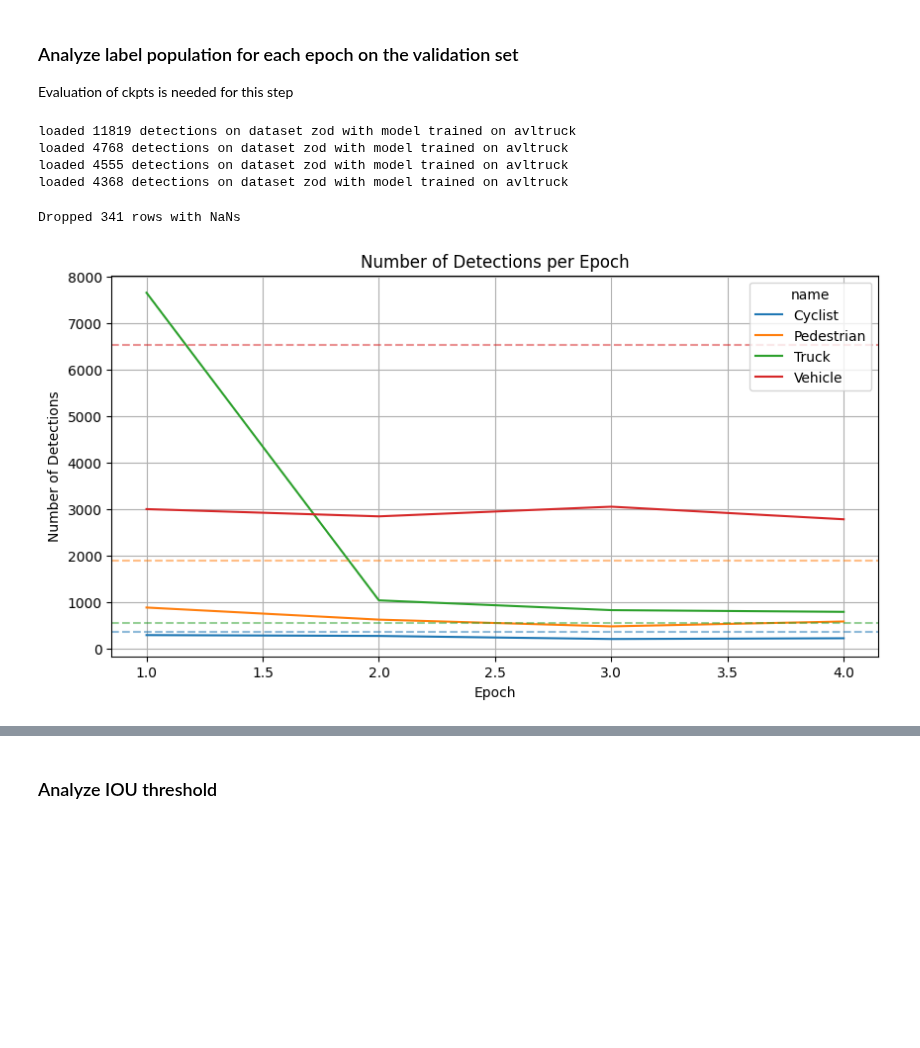
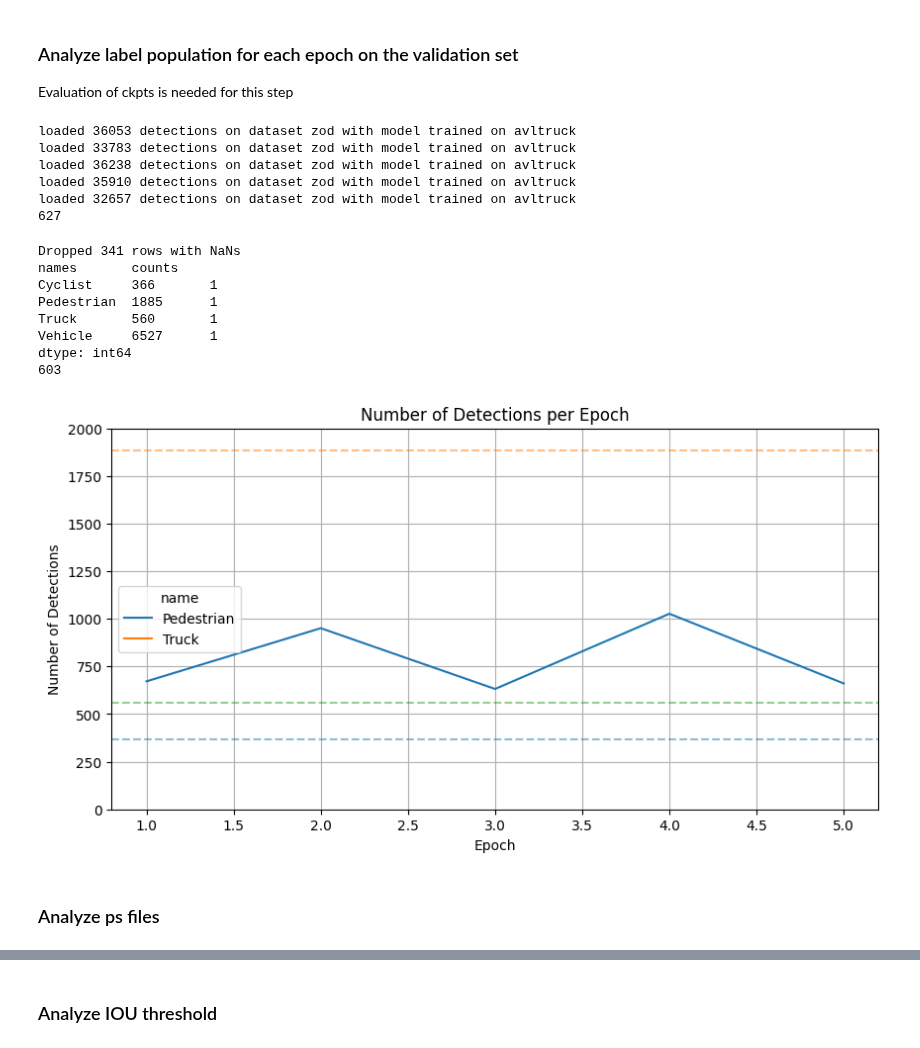
Before and after one commit to griesbchr/3DTrans, a Jupyter notebook: tools/misc/selftraining/analyze_detresults_pseudolabels.ipynb, the cells around one changed output, grey strips where cells are left out. Cells and saved outputs as stored; diff of their text form; code cells hidden in the pictures; blank space fills up the shorter version.

```diff
--- a/tools/misc/selftraining/analyze_detresults_pseudolabels.ipynb
+++ b/tools/misc/selftraining/analyze_detresults_pseudolabels.ipynb
@@ -390,10 +449,10 @@ source_dataset_name = "avltruck"
 target_dataset_name = "zod"
 
 detections_gace = pd.DataFrame()
-results_path_gace = "/home/cgriesbacher/thesis/3DTrans/output/avltruck_models/second_STzod/D16_20epochs_STzod_ft_D6_50epochs_gace_fov/ps_label/det_annos_gace_e0.pkl"
+results_path_gace = "/home/cgriesbacher/thesis/3DTrans/output_okeanos/output/avltruck_models/pvrcnnpp_STzod/D16_20epochs_STzod_ft_D6_50epochs_fov_gace_labelupdate_ped/ps_label/det_annos_gace_e0.pkl"
 detections_gace = load_detections(results_path_gace, detections_gace, train_dataset=source_dataset_name, eval_dataset=target_dataset_name+"_gace")
 
 detections_no_gace = pd.DataFrame()
-results_path_no_gace = "/home/cgriesbacher/thesis/3DTrans/output/avltruck_models/second_STzod/D16_20epochs_STzod_ft_D6_50epochs_gace_fov/ps_label/det_annos_e0.pkl"
+results_path_no_gace = "/home/cgriesbacher/thesis/3DTrans/output_okeanos/output/avltruck_models/pvrcnnpp_STzod/D16_20epochs_STzod_ft_D6_50epochs_fov_gace_labelupdate_ped/ps_label/det_annos_e0.pkl"
 detections_no_gace = load_detections(results_path_no_gace, detections_no_gace, train_dataset=source_dataset_name, eval_dataset=target_dataset_name)
 # %% [output]
@@ -1101,7 +1165,7 @@ Score threshold:  0.5750000000000002
 
 Evaluation of ckpts is needed for this step
 # %%
-eval_folder = "/home/cgriesbacher/thesis/3DTrans/output/avltruck_models/pvrcnnpp_STzod/D16_20epochs_STzod_ft_D6_50epochs_fov_gace_labelupdate_2/eval"
+eval_folder = "/home/cgriesbacher/thesis/3DTrans/output/avltruck_models/pvrcnnpp_STzod/D16_20epochs_STzod_ft_D6_50epochs_fov_gace_labelupdate_ped/eval"
 
 #load all subfolders
 subfolders = [f.path for f in os.scandir(eval_folder) if f.is_dir() ]
@@ -1132,11 +1196,17 @@ for subfolder in subfolders:
     df = load_detections(results_path, df, train_dataset="avltruck", eval_dataset="zod")
     df['epoch'] = epoch
     results_df = pd.concat([results_df, df], axis=0)
+
+df.value_counts("name")
+
+print(len(df["frame_id"].unique()))
 # %% [output]
-loaded 11819 detections on dataset zod with model trained on avltruck
-loaded 4768 detections on dataset zod with model trained on avltruck
-loaded 4555 detections on dataset zod with model trained on avltruck
-loaded 4368 detections on dataset zod with model trained on avltruck
+loaded 36053 detections on dataset zod with model trained on avltruck
+loaded 33783 detections on dataset zod with model trained on avltruck
+loaded 36238 detections on dataset zod with model trained on avltruck
+loaded 35910 detections on dataset zod with model trained on avltruck
+loaded 32657 detections on dataset zod with model trained on avltruck
+627
 # %%
 #load gt labels
 gt_labels_all = pd.DataFrame()
@@ -1148,22 +1218,38 @@ gt_labels = gt_labels[gt_labels['frame_id'].isin(results_df['frame_id'].unique()
 
 #calc num_detections for each class
 num_detections_gt = gt_labels.groupby(['names']).size().reset_index(name='counts')
+
+print(num_detections_gt.value_counts())
+
+print(len(gt_labels["frame_id"].unique()))
 # %% [output]
 Dropped 341 rows with NaNs
+names       counts
+Cyclist     366       1
+Pedestrian  1885      1
+Truck       560       1
+Vehicle     6527      1
+dtype: int64
+603
 # %%
 #plot number of detections for each class per epoch in sns, class is the hue
 #calc num detections for each class
 num_detections = results_df.groupby(['epoch', 'name']).size().reset_index(name='counts')
 #plot
 plt.figure(figsize=(10, 5))
 sns.lineplot(data=num_detections, x="epoch", y="counts", hue="name")
 plt.xlabel("Epoch")
 plt.ylabel("Number of Detections")
+plt.ylim([0, 2000])
 plt.title("Number of Detections per Epoch")
 plt.grid(True)
 #print gt num detections as baseline
 for i, row in num_detections_gt.iterrows():
     plt.axhline(y=row['counts'], color=sns.color_palette()[i], linestyle='--', label=row['names'], alpha=0.5)
+#set ylim
+#plt.gca().set_ylim([0, 1000])
 plt.show()
 # %% [output]
-[figure, old version]
+[figure, new version]
+# %% [markdown]
+### Analyze ps files
```
Also changed, not shown: parts of 12 cells of this notebook, 6 other files.
